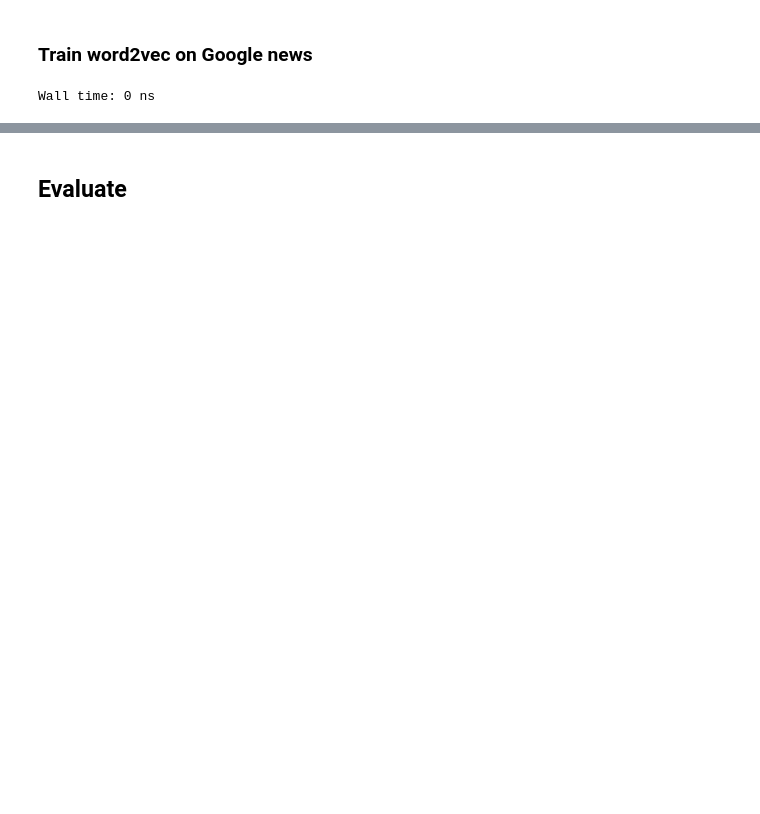
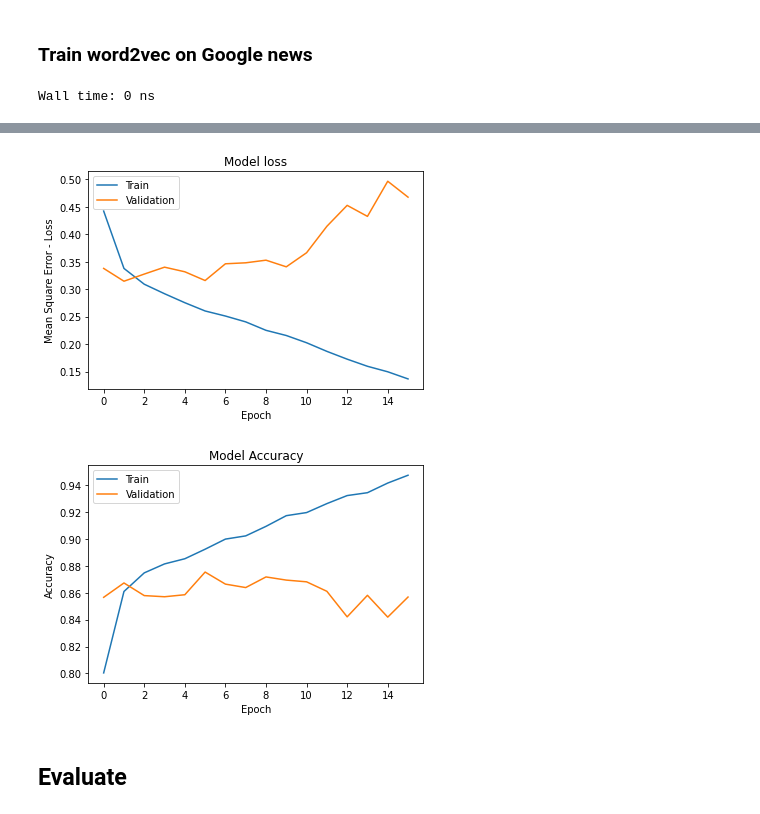
Before and after one commit to contatc2/green_mood_tracker, a Jupyter notebook: notebooks/contatc2_word2vec_binary.ipynb, the cells around one changed output, grey strips where cells are left out. Cells and saved outputs as stored; diff of their text form; code cells hidden in the pictures; blank space fills up the shorter version.

Commit message:
word2vec notebook with glove-twitter-100 dict

```diff
--- a/notebooks/contatc2_word2vec_binary.ipynb
+++ b/notebooks/contatc2_word2vec_binary.ipynb
@@ -250,0 +228,3 @@ accuracy 0.4925333261489868
+# %%
+%%time
+word2vec_glove = api.load("glove-twitter-100")
@@ -250,0 +237,15 @@ accuracy 0.4925333261489868
+# %%
+X_train_pad_w2v_glove = embedding_pipeline(word2vec_glove, sentence_train.values)
+X_test_pad_w2v_glove = embedding_pipeline(word2vec_glove, sentence_test.values)
+# %%
+%%time
+model_w2v_glove = init_model_w2v()
+
+es = EarlyStopping(patience=10,restore_best_weights=True,monitor='val_accuracy')
+history_w2v_glove = model_w2v_glove.fit(X_train_pad_w2v_glove, y_train,
+          validation_split= 2/7,
+          epochs=50,
+          batch_size=32,
+          verbose=1,
+          use_multiprocessing=True,
+          callbacks = [es])
@@ -250,0 +270,4 @@ accuracy 0.4925333261489868
+# %%
+print('accuracy', model_w2v_glove.evaluate(X_test_pad_w2v_glove,y_test)[1])
+plot_loss(history_w2v_glove)
+# %% [output]
@@ -251,3 +276,5 @@ accuracy 0.4925333261489868
+[figure, added]
+[figure, added]
 # %%
 # job save --- not working
 # import joblib
```
Also changed, not shown: parts of 31 cells of this notebook.
